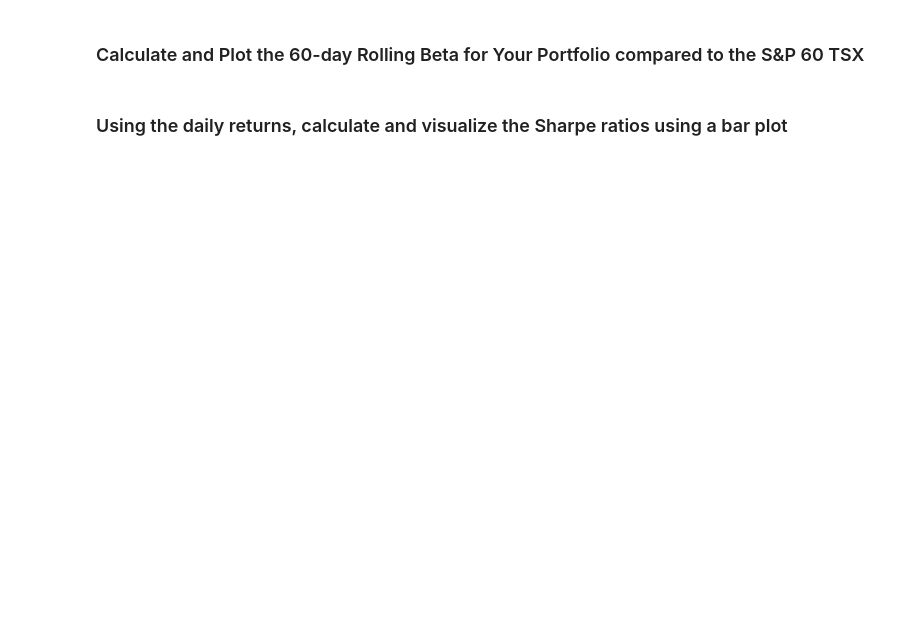
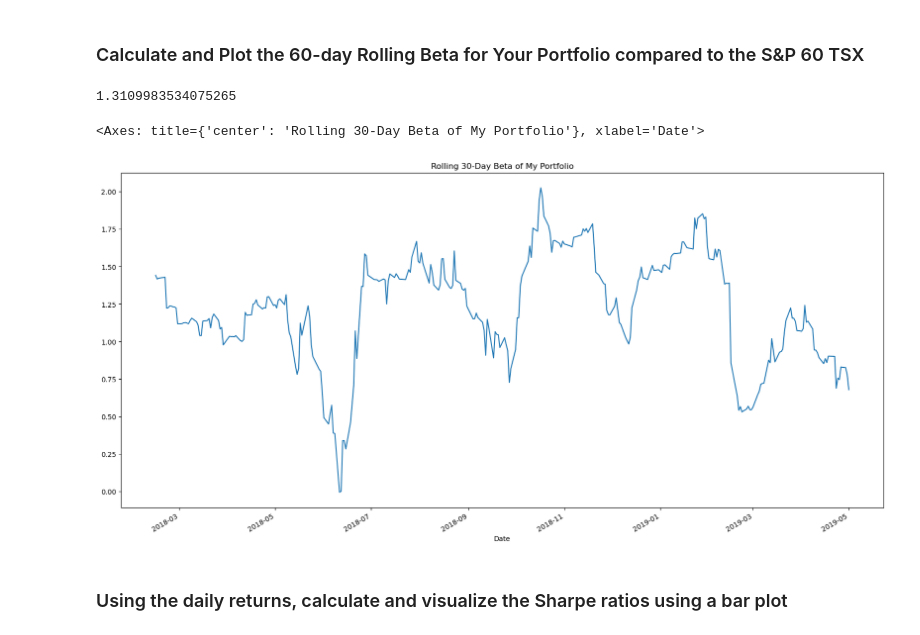
Before and after one commit to terabyte79/pandas_homework, a Jupyter notebook: whale_analysis.ipynb, the cells around one changed output. Drawn from its saved outputs; the diff is of its cells as text; code cells hidden in the pictures; blank space fills up the shorter version.

```diff
--- a/whale_analysis.ipynb
+++ b/whale_analysis.ipynb
@@ -473,0 +547,5 @@ In this section, you will build your own portfolio of stocks, calculate the retu
+# %%
+# Drop NAs
+custom_daily_returns = custom_daily_returns.dropna()
+# Displays zero null cells in the df
+custom_daily_returns.isnull().sum()
@@ -515,3 +689,27 @@ weights = [1/3, 1/3, 1/3]
+# %%
+# Calculate Beta
+
+#Calculate covariance of a my portfolio
+my_portfolio_covariance = final_combined_df["My Portfolio"].cov(final_combined_df["S&P TSX"])
+
+# Calculate variance of S&P TSX
+sp_tsx_variance1 = final_combined_df["S&P TSX"].var()
+
+# Computing beta
+my_portfolio_beta = my_portfolio_covariance / sp_tsx_variance1
+my_portfolio_beta
+# %% [output]
+1.3109983534075265
+# %%
+# Plot Beta Trend
+
+new_rolling_covariance = final_combined_df["My Portfolio"].rolling(window=30).cov(final_combined_df['S&P TSX'])
+new_rolling_variance = final_combined_df['S&P TSX'].rolling(window=30).var()
+new_rolling_beta = new_rolling_covariance / new_rolling_variance
+new_rolling_beta.plot(figsize=(20, 10), title='Rolling 30-Day Beta of My Portfolio')
+# %% [output]
+<Axes: title={'center': 'Rolling 30-Day Beta of My Portfolio'}, xlabel='Date'>
+[figure, added]
 # %% [markdown]
 ### Using the daily returns, calculate and visualize the Sharpe ratios using a bar plot
 # %%
```
Also changed, not shown: parts of 28 cells of this notebook, 1 other file.
